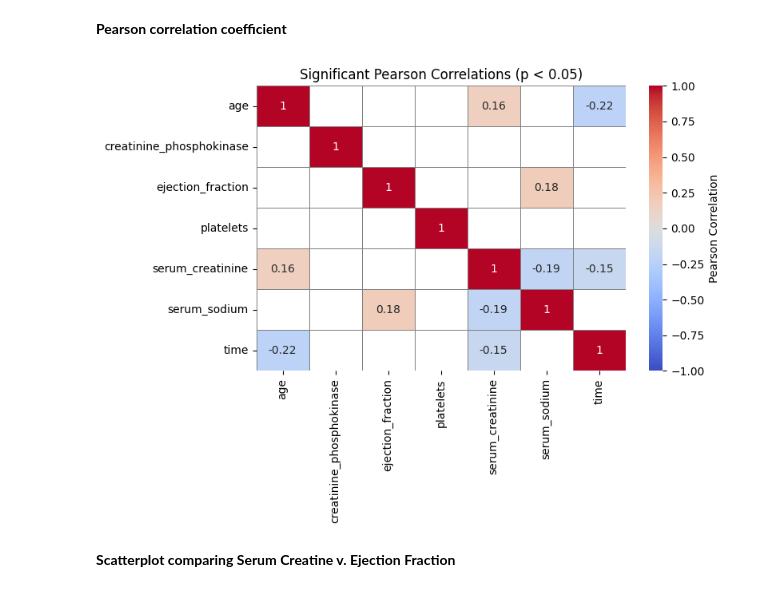
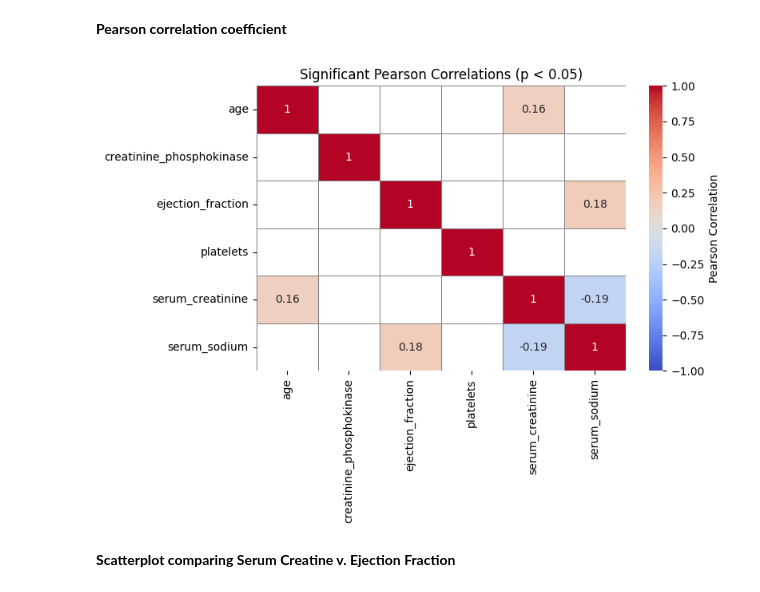
Before and after one commit to rhiats/Heart-Failure-Clinical-Records, a Jupyter notebook: Heart_Failure_Clinical_Records.ipynb, the cells around one changed output. Cells and saved outputs as stored; diff of their text form; code cells hidden in the pictures.

Commit message:
Remove time from analysis

```diff
--- a/Heart_Failure_Clinical_Records.ipynb
+++ b/Heart_Failure_Clinical_Records.ipynb
@@ -239,41 +239,41 @@ import seaborn as sns
 import matplotlib.pyplot as plt
 
 def corr_with_pvalues(df):
-    cols = ['age', 'creatinine_phosphokinase', 'ejection_fraction', 'platelets', 'serum_creatinine', 'serum_sodium', 'time']
+    cols = ['age', 'creatinine_phosphokinase', 'ejection_fraction', 'platelets', 'serum_creatinine', 'serum_sodium']
     corr_matrix = pd.DataFrame(index=cols, columns=cols)
     pval_matrix = pd.DataFrame(index=cols, columns=cols)
 
     for col1 in cols:
         for col2 in cols:
             r, p = pearsonr(df[col1], df[col2])
             corr_matrix.loc[col1, col2] = round(r, 3)
             pval_matrix.loc[col1, col2] = round(p, 5)
 
     return corr_matrix.astype(float), pval_matrix.astype(float)
 
 corrs, pvals = corr_with_pvalues(df)
 
 mask_significant = pvals < 0.05
 masked_corrs = corrs.where(mask_significant)
 
 # ---- 4. Plot heatmap ----
 plt.figure(figsize=(8, 6))
 sns.heatmap(
     masked_corrs,
     annot=True,
     cmap='coolwarm',
     center=0,
     vmin=-1, vmax=1,
     linewidths=0.5,
     linecolor='gray',
     mask=~mask_significant,
     cbar_kws={'label': 'Pearson Correlation'}
 )
 plt.title('Significant Pearson Correlations (p < 0.05)')
 plt.tight_layout()
 plt.show()
 # %% [output]
-[figure, old version]
+[figure, new version]
 # %% [markdown]
 **Scatterplot comparing Serum Creatine v. Ejection Fraction**
 # %% [markdown]
```
